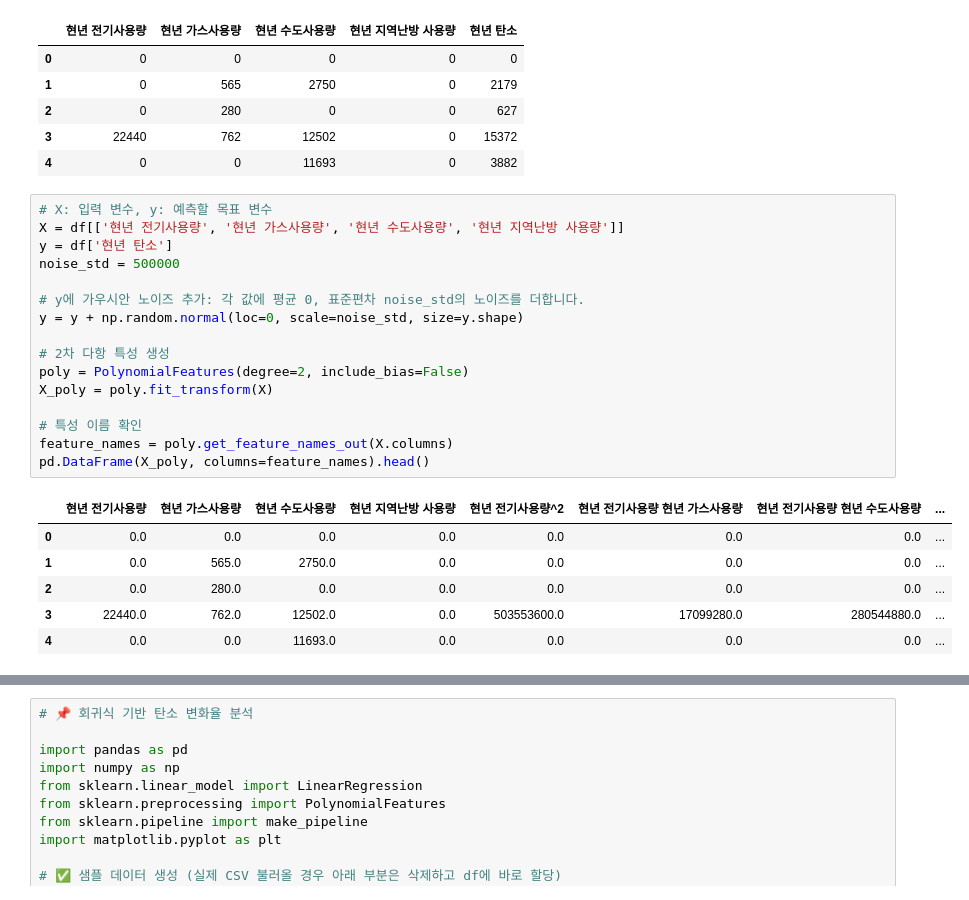
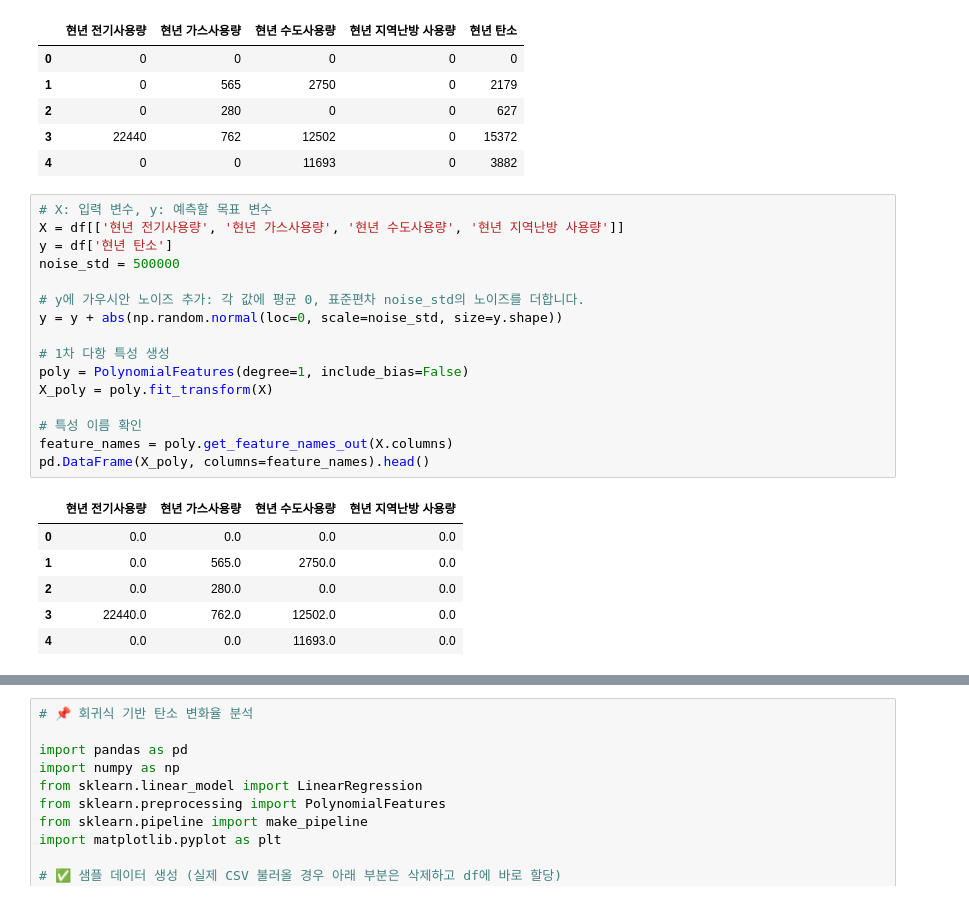
Before and after one commit to 8resd8/Econimal, a Jupyter notebook: Data/regression/data_seoul_regression.ipynb, the cells around one changed output, grey strips where cells are left out. Drawn from its saved outputs; the diff is of its cells as text.

```diff
--- a/Data/regression/data_seoul_regression.ipynb
+++ b/Data/regression/data_seoul_regression.ipynb
@@ -323,26 +323,26 @@ df.head()
 # %%
 # X: 입력 변수, y: 예측할 목표 변수
 X = df[['현년 전기사용량', '현년 가스사용량', '현년 수도사용량', '현년 지역난방 사용량']]
 y = df['현년 탄소']
 noise_std = 500000
 
 # y에 가우시안 노이즈 추가: 각 값에 평균 0, 표준편차 noise_std의 노이즈를 더합니다.
-y = y + np.random.normal(loc=0, scale=noise_std, size=y.shape)
+y = y + abs(np.random.normal(loc=0, scale=noise_std, size=y.shape))
 
-# 2차 다항 특성 생성
-poly = PolynomialFeatures(degree=2, include_bias=False)
+# 1차 다항 특성 생성
+poly = PolynomialFeatures(degree=1, include_bias=False)
 X_poly = poly.fit_transform(X)
 
 # 특성 이름 확인
 feature_names = poly.get_feature_names_out(X.columns)
 pd.DataFrame(X_poly, columns=feature_names).head()
 # %% [output]
-|  | 현년 전기사용량 | 현년 가스사용량 | 현년 수도사용량 | 현년 지역난방 사용량 | 현년 전기사용량^2 | 현년 전기사용량 현년 가스사용량 | 현년 전기사용량 현년 수도사용량 | ... |
-| 0 | 0.0 | 0.0 | 0.0 | 0.0 | 0.0 | 0.0 | 0.0 | ... |
-| 1 | 0.0 | 565.0 | 2750.0 | 0.0 | 0.0 | 0.0 | 0.0 | ... |
-| 2 | 0.0 | 280.0 | 0.0 | 0.0 | 0.0 | 0.0 | 0.0 | ... |
-| 3 | 22440.0 | 762.0 | 12502.0 | 0.0 | 503553600.0 | 17099280.0 | 280544880.0 | ... |
-| 4 | 0.0 | 0.0 | 11693.0 | 0.0 | 0.0 | 0.0 | 0.0 | ... |
+|  | 현년 전기사용량 | 현년 가스사용량 | 현년 수도사용량 | 현년 지역난방 사용량 |
+| 0 | 0.0 | 0.0 | 0.0 | 0.0 |
+| 1 | 0.0 | 565.0 | 2750.0 | 0.0 |
+| 2 | 0.0 | 280.0 | 0.0 | 0.0 |
+| 3 | 22440.0 | 762.0 | 12502.0 | 0.0 |
+| 4 | 0.0 | 0.0 | 11693.0 | 0.0 |
 # %%
 # 학습용/테스트용 분할
 X_train, X_test, y_train, y_test = train_test_split(X_poly, y, test_size=0.2, random_state=42)
```
Also changed, not shown: parts of 2 cells of this notebook, 1 other file.
